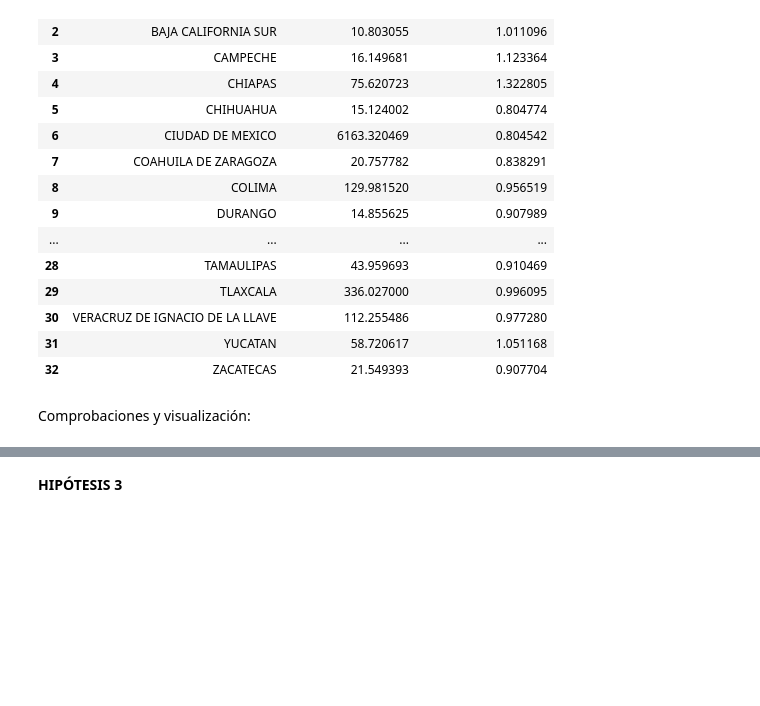
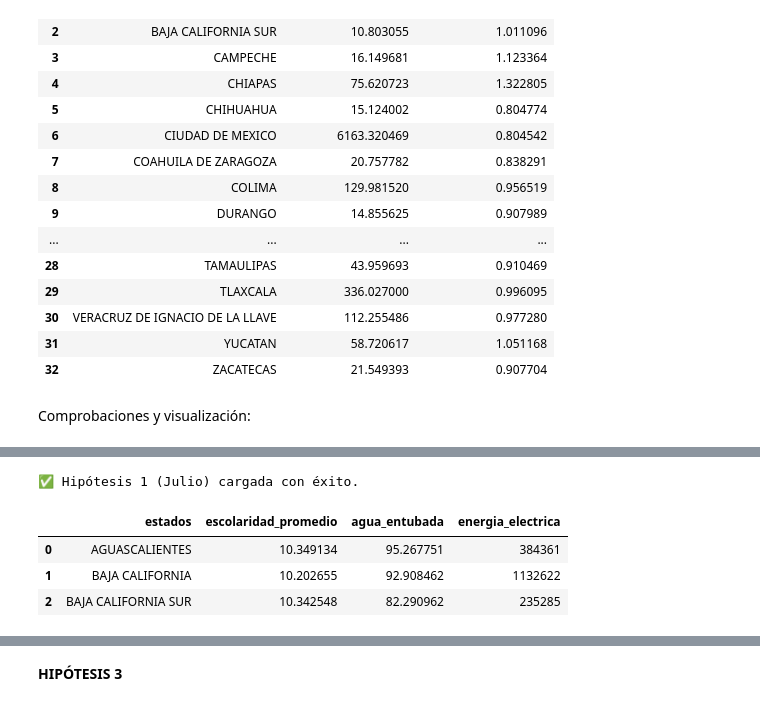
Before and after one commit to julio-bp/PROYECTO2, a Jupyter notebook: PROYECTO2.ipynb, the cells around one changed output, grey strips where cells are left out. Drawn from its saved outputs; the diff is of its cells as text; code cells hidden in the pictures; blank space fills up the shorter version.

```diff
--- a/PROYECTO2.ipynb
+++ b/PROYECTO2.ipynb
@@ -417,0 +420,4 @@ Comprobaciones y visualización:
+# %%
+# --- CARGA A MYSQL ---
+engine = create_engine('mysql+pymysql://root:30802043@localhost:3306/mexico_stats')
+df_h3.to_sql('hipotesis_3', con=engine, if_exists='replace', index=False)
@@ -417,0 +429,31 @@ Comprobaciones y visualización:
+# %%
+try:
+    # 1. Seleccionar columnas usando los nombres exactos que nos dio el error
+    col_edu = 'grado promedio de escolaridad de la poblacion de 15 y mas anos'
+    col_agua = 'porcentaje de viviendas con agua entubada dentro de la vivienda'
+    col_luz = 'viviendas particulares habitadas que disponen de energia electrica'
+
+    # 2. Construir el DataFrame
+    df_h1 = df_educacion[['estados', col_edu]].copy()
+    df_h1['agua_entubada'] = df_vivienda[col_agua]
+    df_h1['energia_electrica'] = df_vivienda[col_luz]
+
+    # 3. Limpieza y Renombrado
+    df_h1.columns = ['estados', 'escolaridad_promedio', 'agua_entubada', 'energia_electrica']
+    df_h1['estados'] = df_h1['estados'].str.strip().str.upper()
+
+    # 4. Carga a MySQL
+    engine = create_engine('mysql+pymysql://root:30802043@localhost:3306/mexico_stats')
+    df_h1.to_sql('hipotesis_1', con=engine, if_exists='replace', index=False)
+
+    print("✅ Hipótesis 1 (Julio) cargada con éxito.")
+    display(df_h1.head(3))
+
+except Exception as e:
+    print(f"❌ Error en Hipótesis 1: {e}")
+# %% [output]
+✅ Hipótesis 1 (Julio) cargada con éxito.
+|  | estados | escolaridad_promedio | agua_entubada | energia_electrica |
+| 0 | AGUASCALIENTES | 10.349134 | 95.267751 | 384361 |
+| 1 | BAJA CALIFORNIA | 10.202655 | 92.908462 | 1132622 |
+| 2 | BAJA CALIFORNIA SUR | 10.342548 | 82.290962 | 235285 |
```
Also changed, not shown: parts of 8 cells of this notebook.
